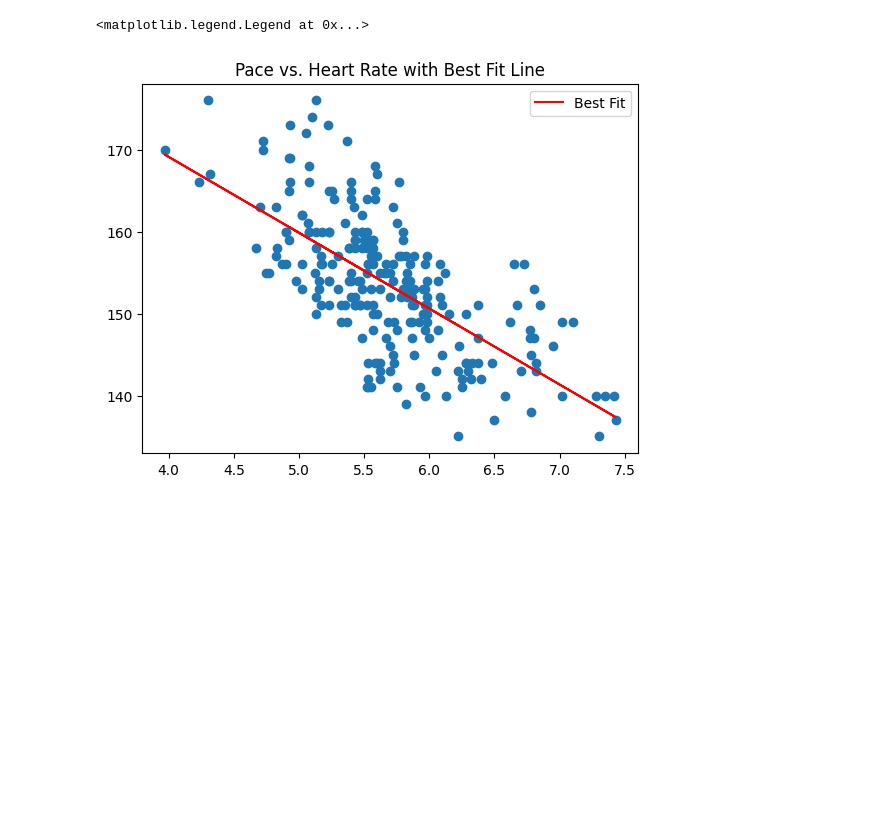
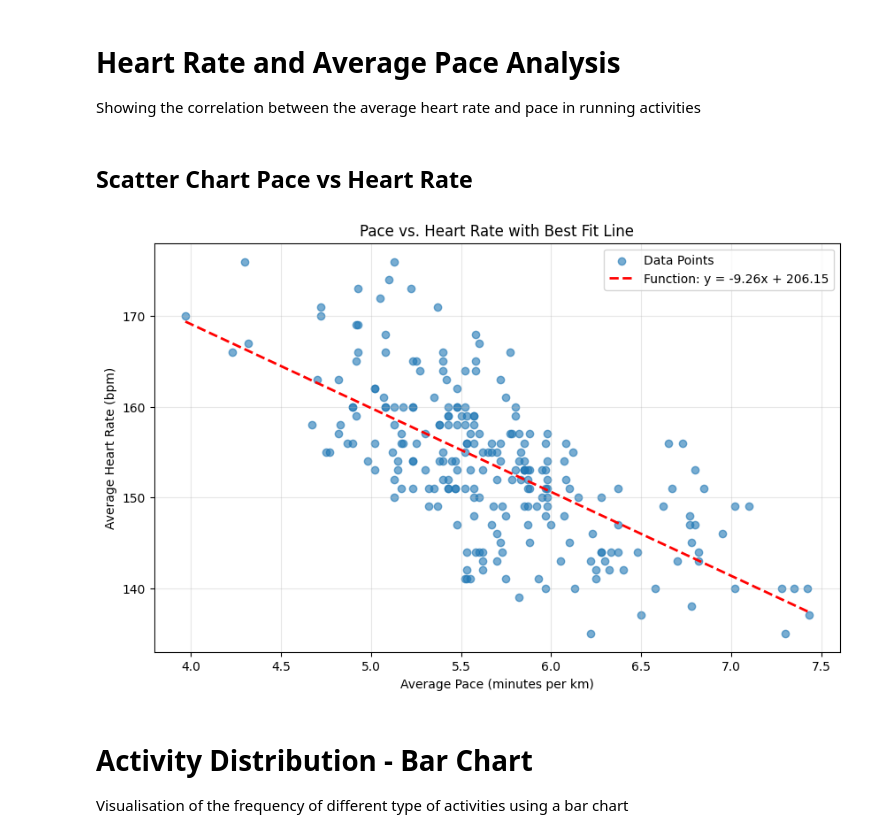
Before and after one commit to croatian-bear/syntax_examples, a Jupyter notebook: garmin examples.ipynb, the cells around one changed output. Cells and saved outputs as stored; diff of their text form; code cells hidden in the pictures; blank space fills up the shorter version.

```diff
--- a/garmin examples.ipynb
+++ b/garmin examples.ipynb
@@ -27,0 +9,3 @@ for pace in df_running["Avg Pace"]:
+# %% [markdown]
+# Heart Rate and Average Pace Analysis
+Showing the correlation between the average heart rate and pace in running activities
@@ -28,29 +14,51 @@ for pace in df_running["Avg Pace"]:
+# %%
+hr_list = df_running['Avg HR'].tolist()
+
+pace_list = []
+
+for pace in df_running['Avg Pace']:
+    if isinstance(pace, time):
+        pace_list.append(round(pace.hour + pace.minute/60, 2))
+
+    elif isinstance(pace, timedelta):
+        pace_list.append(round(pace.total_seconds() / 3600, 2))
+
+    else:
+        print(f'The value {pace} is not a pace')
 # %%
-def remove_outliers(data):
+def remove_outliers(data, lower_multiplier=1.5, upper_multiplier=1.5):
     Q1 = np.percentile(data, 25)
     Q3 = np.percentile(data, 75)
     IQR = Q3 - Q1
-    lower = Q1 - 1.5 * IQR
-    upper = Q3 + 2.5 * IQR
-    return data <= upper
+    lower = Q1 - lower_multiplier * IQR
+    upper = Q3 + upper_multiplier * IQR
+    return (data >= lower) & (data <= upper)
 
 pace_array = np.array(pace_list)
 hr_array = np.array(hr_list)
 
-mask = remove_outliers(pace_array) #true ili false
+mask = remove_outliers(pace_array, lower_multiplier=5, upper_multiplier=2.5) #true ili false
 
-pace_list_clean = pace_array[mask].tolist() #dodaje ako je true
-hr_list_clean = hr_array[mask].tolist()
+pace_clean = pace_array[mask]
+hr_clean = hr_array[mask]
+# %% [markdown]
+## Scatter Chart Pace vs Heart Rate
 # %%
-plt.scatter(pace_list_clean, hr_list_clean)
-m, b = np.polyfit(pace_list_clean, hr_list_clean, 1)
-best_fit_line = np.array(pace_list_clean) * m + b
-plt.plot(pace_list_clean, best_fit_line, color='red', linestyle='-', label='Best Fit')
+plt.figure(figsize=(10, 6))
+plt.scatter(pace_clean, hr_clean, alpha=0.6, label='Data Points')
 
-plt.xlabel = "Average Pace"
-plt.ylabel = "Average Heart Rate"
+m, b = np.polyfit(pace_clean, hr_clean, 1)
+x_fit = np.linspace(pace_clean.min(), pace_clean.max(), 100)
+y_fit = m * x_fit + b
+plt.plot(x_fit, y_fit, color='red', linestyle='--', linewidth=2, label=f'Function: y = {m:.2f}x + {b:.2f}')
+
+plt.xlabel("Average Pace (minutes per km)")
+plt.ylabel("Average Heart Rate (bpm)")
 plt.title('Pace vs. Heart Rate with Best Fit Line')
 plt.legend()
+plt.grid(True, alpha=0.3)
 # %% [output]
-<matplotlib.legend.Legend at 0x...>
-[figure, old version]
+[figure, new version]
+# %% [markdown]
+# Activity Distribution - Bar Chart
+Visualisation of the frequency of different type of activities using a bar chart
```
Also changed, not shown: parts of 20 cells of this notebook.
